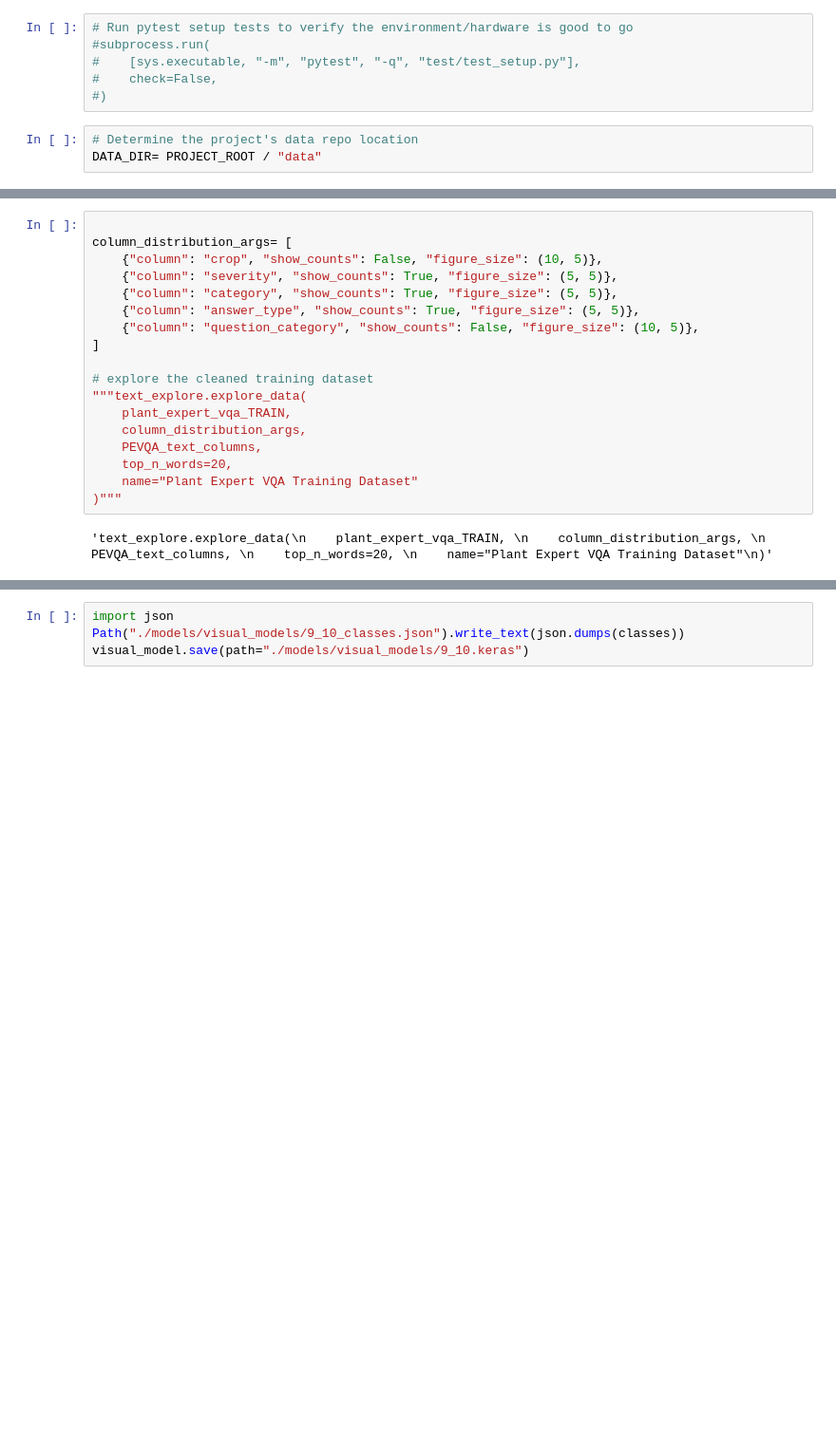
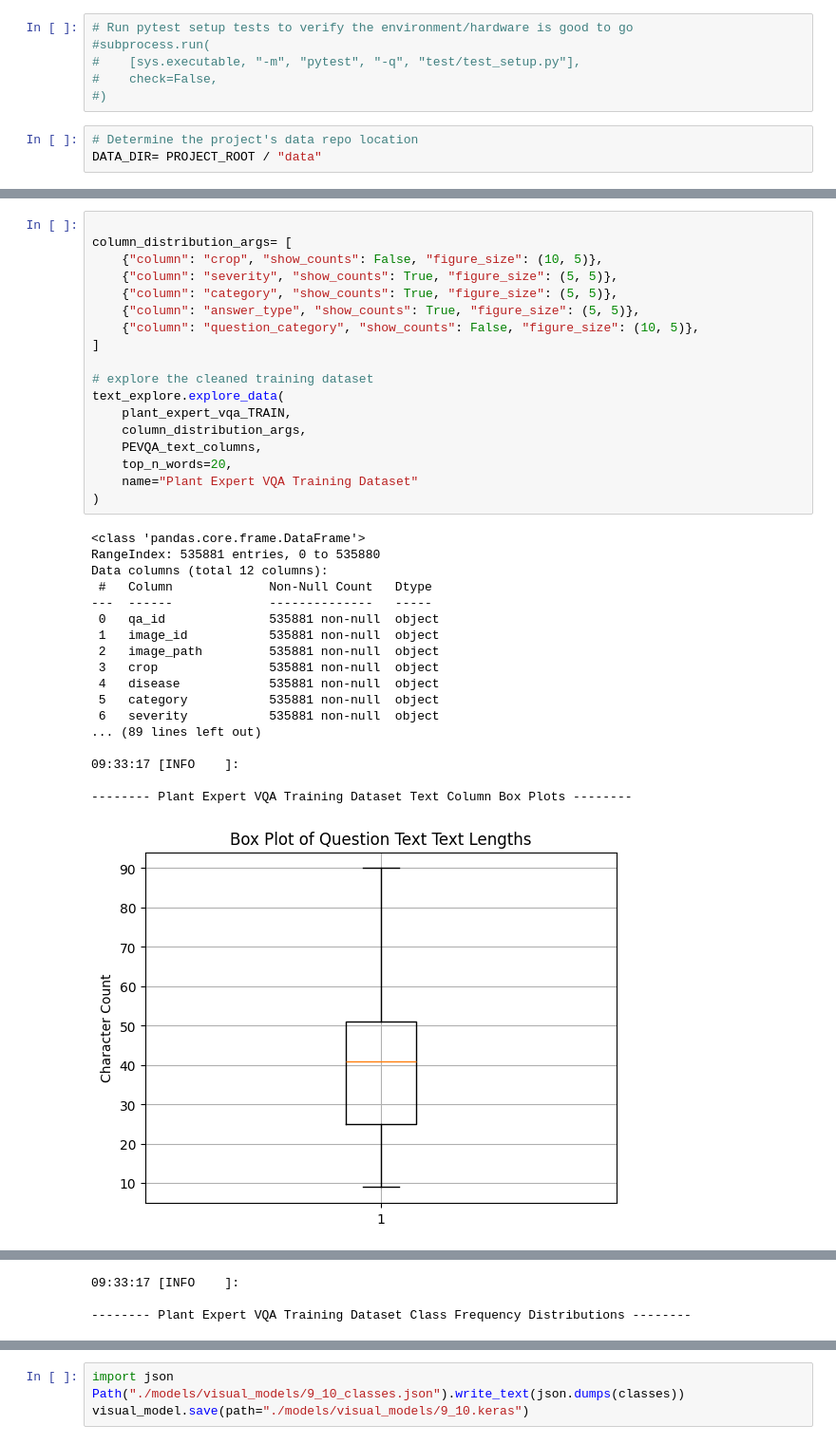
Before and after one commit to KylerYohnPsu/PlantQA, a Jupyter notebook: Capstone_Executables.ipynb, the cells around one changed output, grey strips where cells are left out. Shown at 95% size. Saved outputs shown, nothing was run; the diff lists cells and outputs as text; blank space fills up the shorter version.

```diff
--- a/Capstone_Executables.ipynb
+++ b/Capstone_Executables.ipynb
@@ -89,20 +91,37 @@ text_pre.preprocess_dataframe(
 # %%
 
 column_distribution_args= [
     {"column": "crop", "show_counts": False, "figure_size": (10, 5)},
     {"column": "severity", "show_counts": True, "figure_size": (5, 5)},
     {"column": "category", "show_counts": True, "figure_size": (5, 5)},
     {"column": "answer_type", "show_counts": True, "figure_size": (5, 5)},
     {"column": "question_category", "show_counts": False, "figure_size": (10, 5)},
 ]
 
 # explore the cleaned training dataset
-"""text_explore.explore_data(
+text_explore.explore_data(
     plant_expert_vqa_TRAIN,
     column_distribution_args,
     PEVQA_text_columns,
     top_n_words=20,
     name="Plant Expert VQA Training Dataset"
-)"""
+)
 # %% [output]
-'text_explore.explore_data(\n    plant_expert_vqa_TRAIN, \n    column_distribution_args, \n    PEVQA_text_columns, \n    top_n_words=20, \n    name="Plant Expert VQA Training Dataset"\n)'
+<class 'pandas.core.frame.DataFrame'>
+RangeIndex: 535881 entries, 0 to 535880
+Data columns (total 12 columns):
+ #   Column             Non-Null Count   Dtype
+---  ------             --------------   -----
+ 0   qa_id              535881 non-null  object
+ 1   image_id           535881 non-null  object
+ 2   image_path         535881 non-null  object
+ 3   crop               535881 non-null  object
+ 4   disease            535881 non-null  object
+ 5   category           535881 non-null  object
+ 6   severity           535881 non-null  object
+... (89 lines left out)
+
+09:33:17 [INFO    ]:
+
+-------- Plant Expert VQA Training Dataset Text Column Box Plots --------
+[figure, added]
@@ -108,0 +129,3 @@ column_distribution_args= [
+09:33:17 [INFO    ]:
+
+-------- Plant Expert VQA Training Dataset Class Frequency Distributions --------
```
Also changed, not shown: parts of 7 cells of this notebook, 1 other file.
